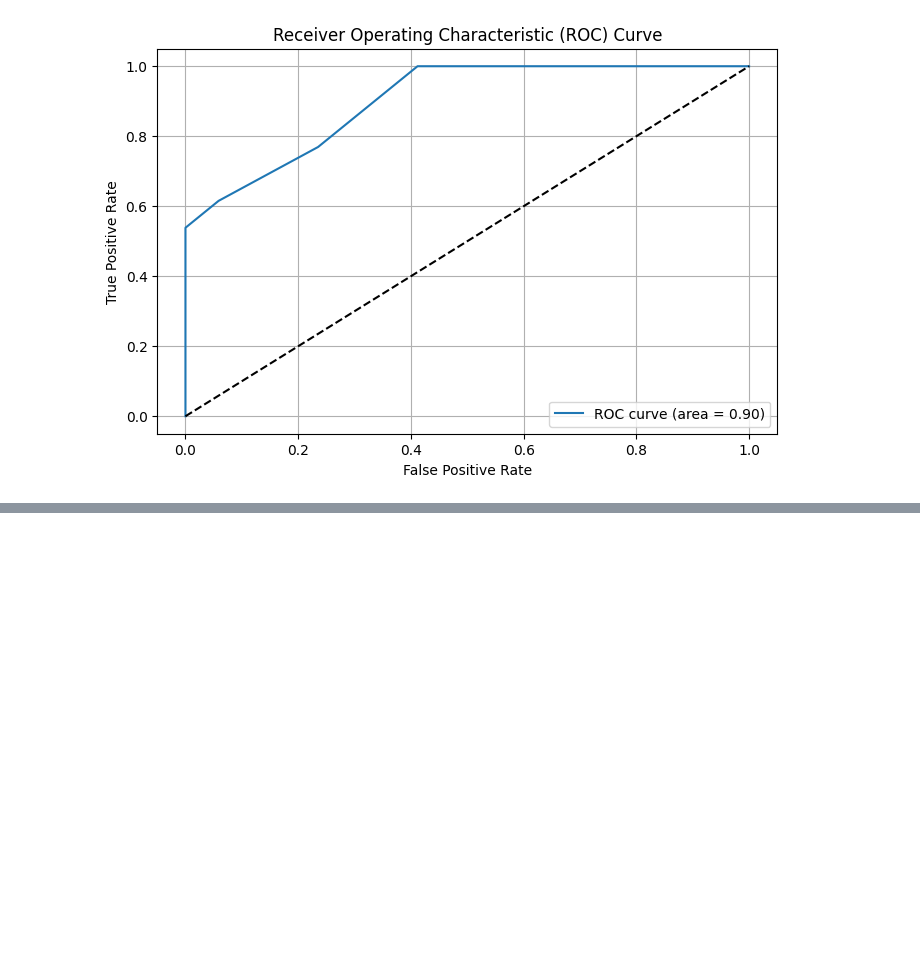
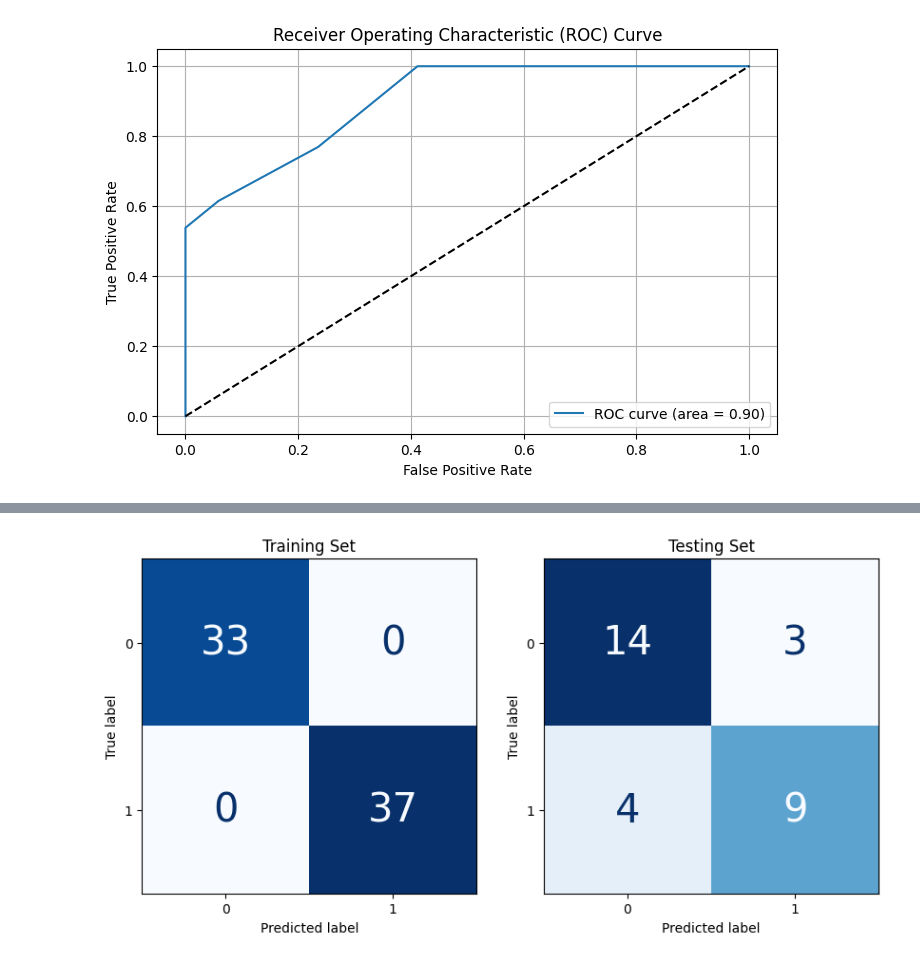
Before and after one commit to trizkynoviandy/sirtuin6-BFE-classification, a Jupyter notebook: sirtuin_6.ipynb, the cells around one changed output, grey strips where cells are left out. Drawn from its saved outputs; the diff is of its cells as text; code cells hidden in the pictures; blank space fills up the shorter version.

```diff
--- a/sirtuin_6.ipynb
+++ b/sirtuin_6.ipynb
@@ -344,0 +348,3 @@ plt.show()
+# %%
+clf = DecisionTreeClassifier()
+clf.fit(X_train, y_train)
@@ -344,0 +353,3 @@ plt.show()
+# %%
+y_train_pred = clf.predict(X_train)
+y_test_pred = clf.predict(X_test)
@@ -344,0 +386,17 @@ plt.show()
+# %%
+conf_matrix_1 = ConfusionMatrixDisplay(confusion_matrix(y_train, y_train_pred))
+conf_matrix_2 = ConfusionMatrixDisplay(confusion_matrix(y_test, y_test_pred))
+
+fig, axs = plt.subplots(nrows=1, ncols=2, figsize=(10, 5))
+
+conf_matrix_1.plot(ax=axs[0], colorbar=False, cmap="Blues")
+conf_matrix_2.plot(ax=axs[1], colorbar=False, cmap="Blues")
+axs[0].set_title('Training Set')
+axs[1].set_title('Testing Set')
+for labels in conf_matrix_1.text_.ravel():
+    labels.set_fontsize(30)
+for labels in conf_matrix_2.text_.ravel():
+    labels.set_fontsize(30)
+plt.show()
+# %% [output]
+[figure, added]
```
Also changed, not shown: parts of 6 cells of this notebook.
